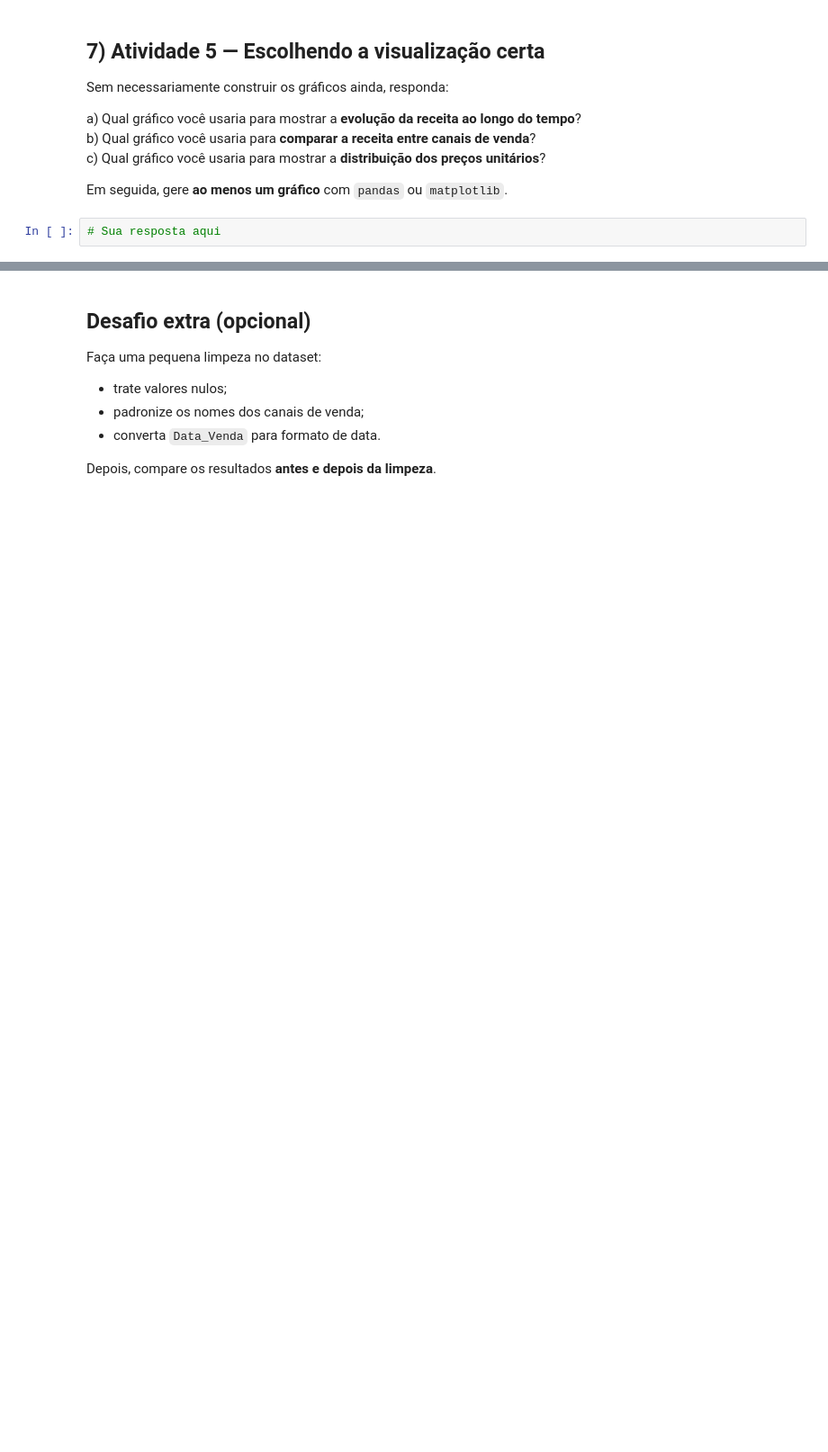
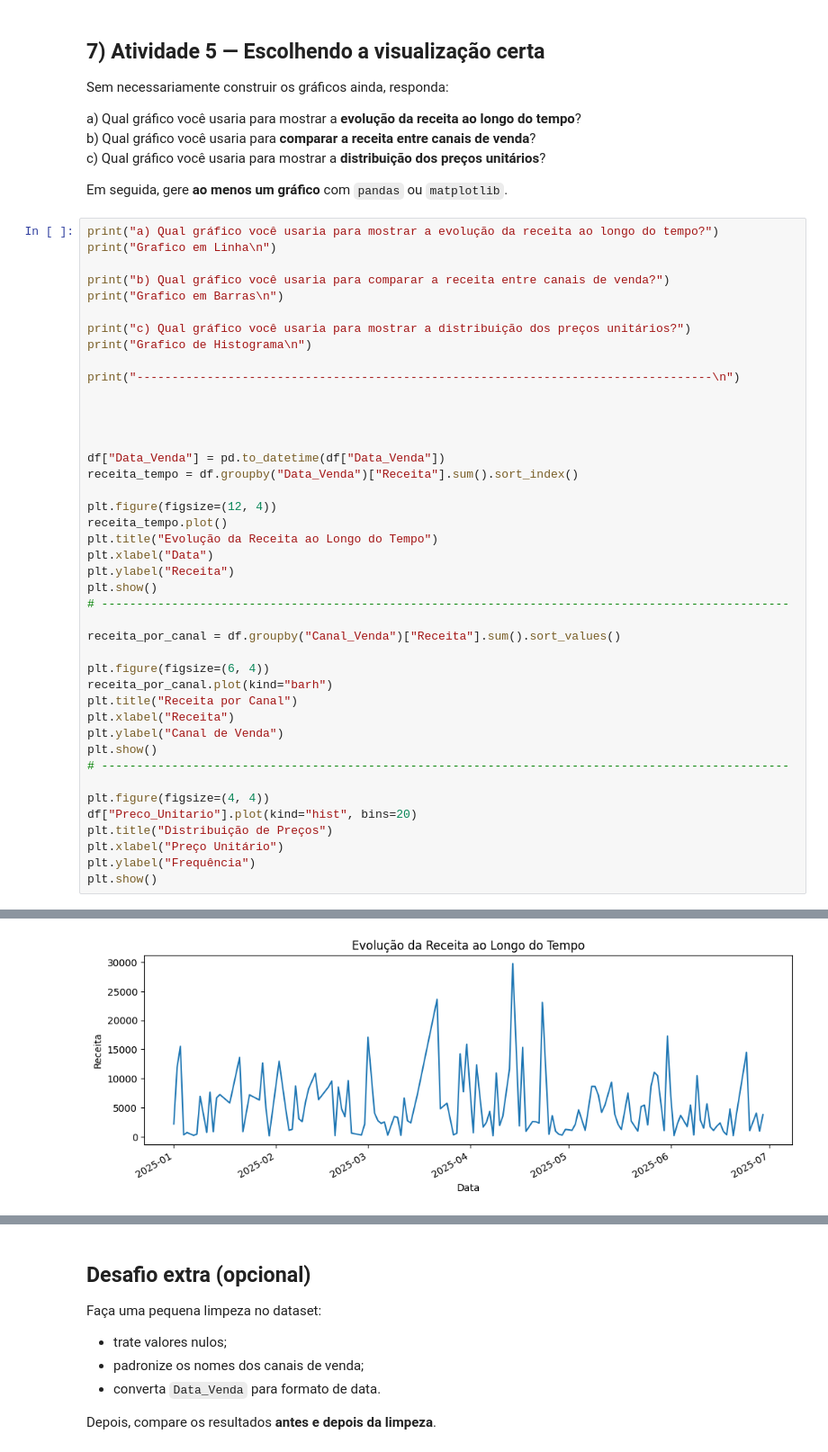
Before and after one commit to SamuellRock/Analise-Dados-AtivFaculdade, a Jupyter notebook: Ativ04/notebooks/atividade_pratica_aula1_python.ipynb, the cells around one changed output, grey strips where cells are left out. Shown at 90% size. Cells and saved outputs as stored; diff of their text form; blank space fills up the shorter version.

```diff
--- a/Ativ04/notebooks/atividade_pratica_aula1_python.ipynb
+++ b/Ativ04/notebooks/atividade_pratica_aula1_python.ipynb
@@ -179,4 +292,45 @@ c) Qual gráfico você usaria para mostrar a **distribuição dos preços unitá
 
 Em seguida, gere **ao menos um gráfico** com `pandas` ou `matplotlib`.
 # %%
-# Sua resposta aqui
+print("a) Qual gráfico você usaria para mostrar a evolução da receita ao longo do tempo?")
+print("Grafico em Linha\n")
+
+print("b) Qual gráfico você usaria para comparar a receita entre canais de venda?")
+print("Grafico em Barras\n")
+
+print("c) Qual gráfico você usaria para mostrar a distribuição dos preços unitários?")
+print("Grafico de Histograma\n")
+
+print("----------------------------------------------------------------------------------\n")
+
+
+
+
+df["Data_Venda"] = pd.to_datetime(df["Data_Venda"])
+receita_tempo = df.groupby("Data_Venda")["Receita"].sum().sort_index()
+
+plt.figure(figsize=(12, 4))
+receita_tempo.plot()
+plt.title("Evolução da Receita ao Longo do Tempo")
+plt.xlabel("Data")
+plt.ylabel("Receita")
+plt.show()
+# --------------------------------------------------------------------------------------------------
+
+receita_por_canal = df.groupby("Canal_Venda")["Receita"].sum().sort_values()
+
+plt.figure(figsize=(6, 4))
+receita_por_canal.plot(kind="barh")
+plt.title("Receita por Canal")
+plt.xlabel("Receita")
+plt.ylabel("Canal de Venda")
+plt.show()
+# --------------------------------------------------------------------------------------------------
+
+plt.figure(figsize=(4, 4))
+df["Preco_Unitario"].plot(kind="hist", bins=20)
+plt.title("Distribuição de Preços")
+plt.xlabel("Preço Unitário")
+plt.ylabel("Frequência")
+plt.show()
+# %% [output]
@@ -182,0 +347 @@ Em seguida, gere **ao menos um gráfico** com `pandas` ou `matplotlib`.
+[figure, added]
```
Also changed, not shown: parts of 7 cells of this notebook.
